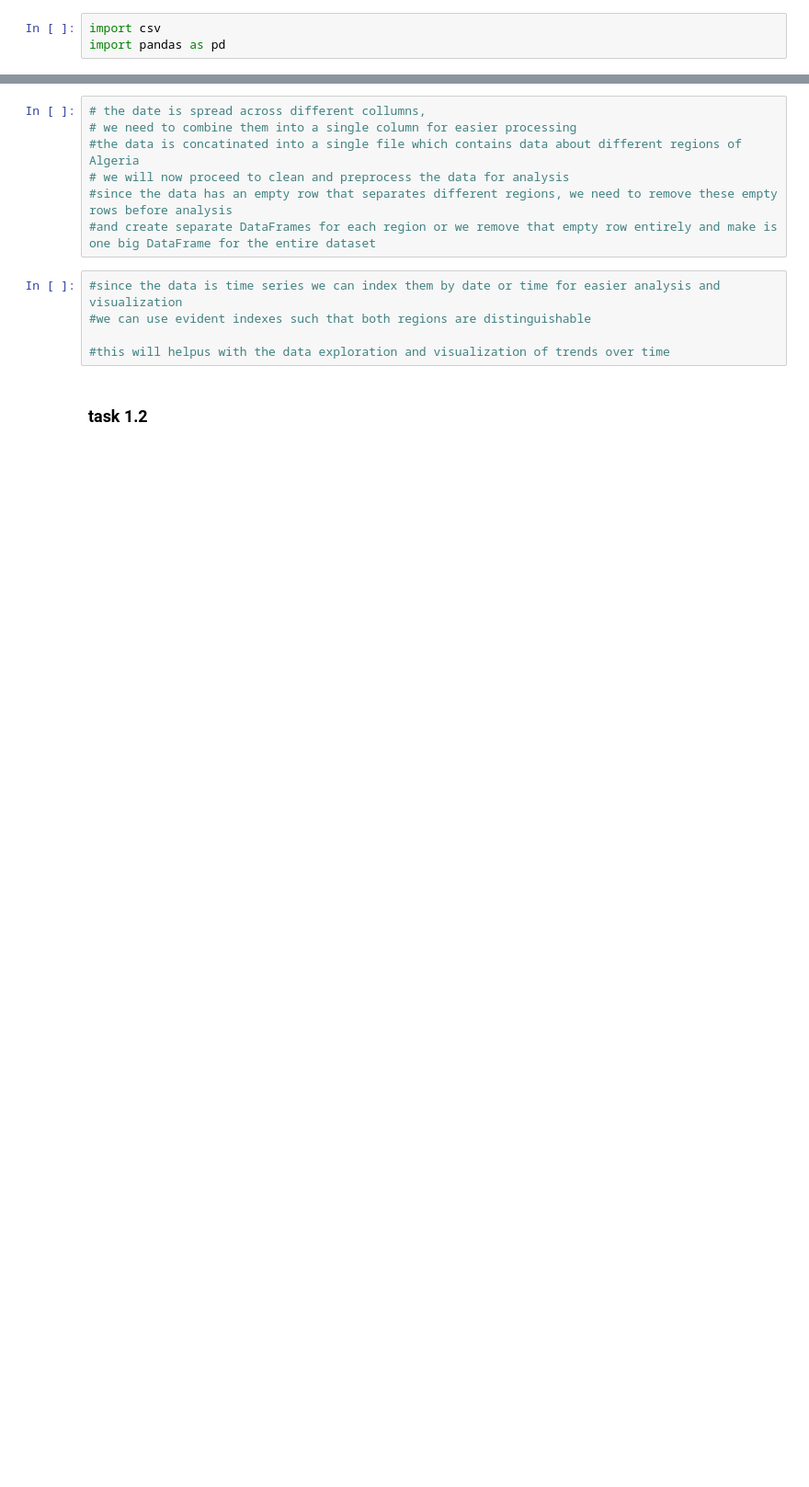
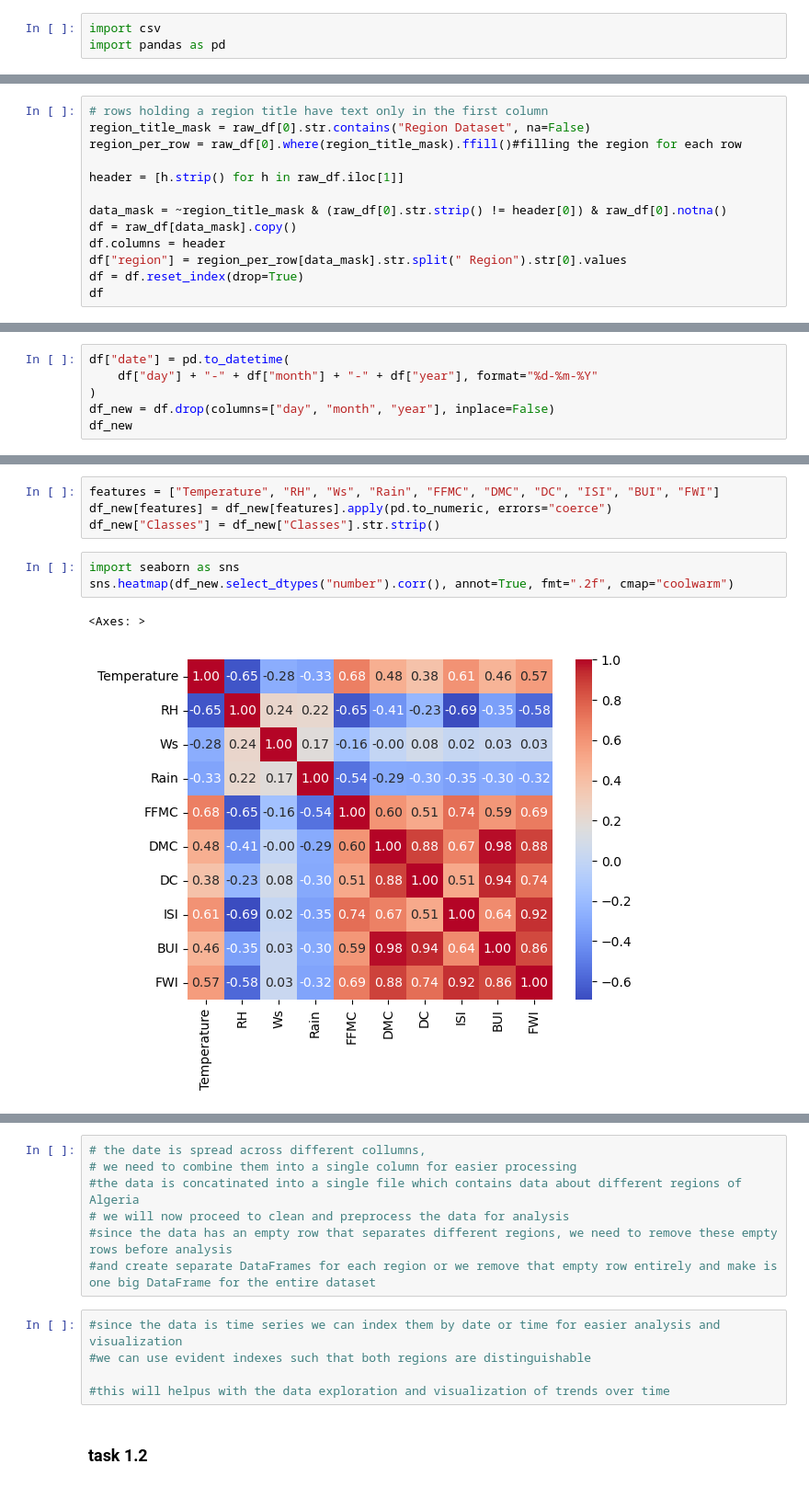
Before and after one commit to vamsik1606/AI_PR_course, a Jupyter notebook: task1_grp19.ipynb, the cells around one changed output, grey strips where cells are left out. Shown at 92% size. Saved outputs shown, nothing was run; the diff lists cells and outputs as text; blank space fills up the shorter version.

```diff
--- a/task1_grp19.ipynb
+++ b/task1_grp19.ipynb
@@ -43,0 +51,13 @@ Classes	Target	Categorical			no'''
+# %%
+# rows holding a region title have text only in the first column
+region_title_mask = raw_df[0].str.contains("Region Dataset", na=False)
+region_per_row = raw_df[0].where(region_title_mask).ffill()#filling the region for each row
+
+header = [h.strip() for h in raw_df.iloc[1]]
+
+data_mask = ~region_title_mask & (raw_df[0].str.strip() != header[0]) & raw_df[0].notna()
+df = raw_df[data_mask].copy()
+df.columns = header
+df["region"] = region_per_row[data_mask].str.split(" Region").str[0].values
+df = df.reset_index(drop=True)
+df
@@ -43,0 +78,6 @@ Classes	Target	Categorical			no'''
+# %%
+df["date"] = pd.to_datetime(
+    df["day"] + "-" + df["month"] + "-" + df["year"], format="%d-%m-%Y"
+)
+df_new = df.drop(columns=["day", "month", "year"], inplace=False)
+df_new
@@ -43,0 +98,10 @@ Classes	Target	Categorical			no'''
+# %%
+features = ["Temperature", "RH", "Ws", "Rain", "FFMC", "DMC", "DC", "ISI", "BUI", "FWI"]
+df_new[features] = df_new[features].apply(pd.to_numeric, errors="coerce")
+df_new["Classes"] = df_new["Classes"].str.strip()
+# %%
+import seaborn as sns
+sns.heatmap(df_new.select_dtypes("number").corr(), annot=True, fmt=".2f", cmap="coolwarm")
+# %% [output]
+<Axes: >
+[figure, added]
```
Also changed, not shown: parts of 10 cells of this notebook.
